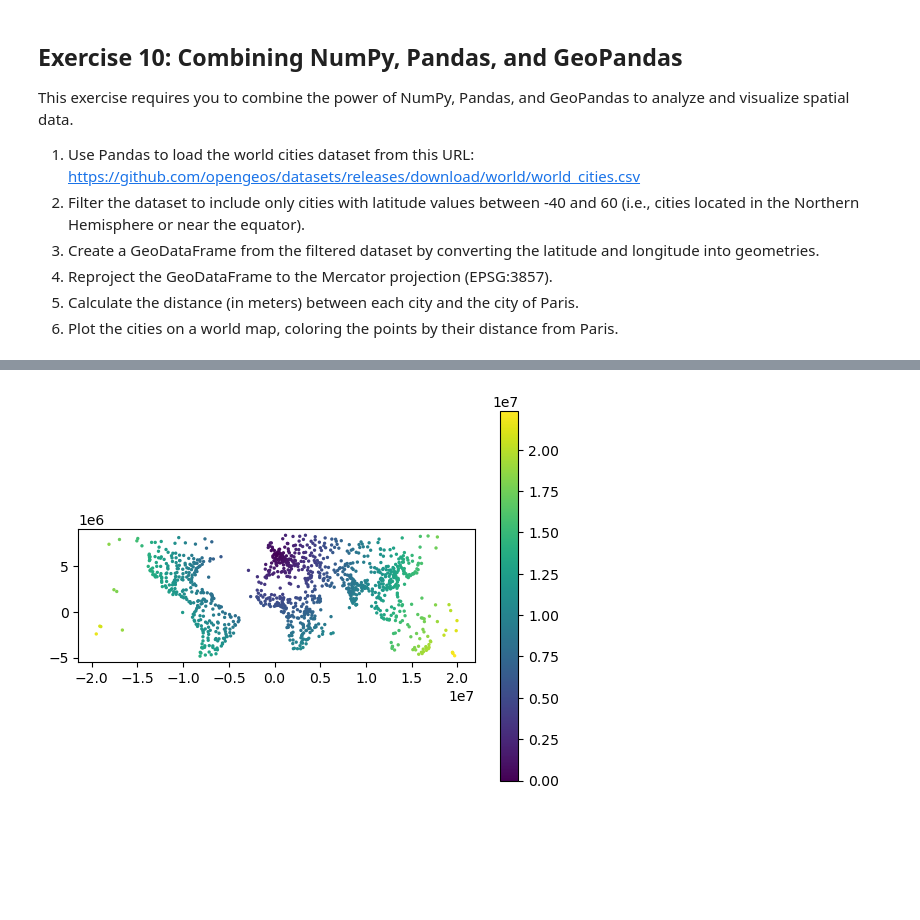
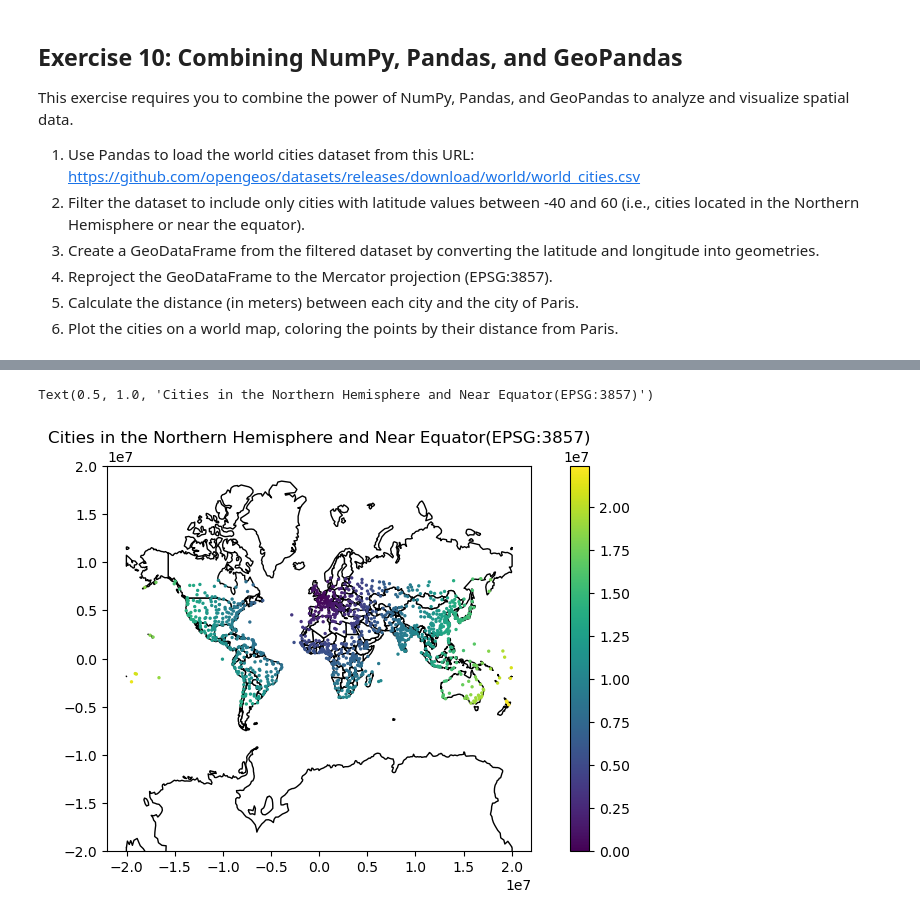
Before and after one commit to marts-dev/geog510-test, a Jupyter notebook: lab5.ipynb, the cells around one changed output, grey strips where cells are left out. Saved outputs shown, nothing was run; the diff lists cells and outputs as text; code cells hidden in the pictures; blank space fills up the shorter version.

```diff
--- a/lab5.ipynb
+++ b/lab5.ipynb
@@ -373,8 +374,14 @@ gdf_4326.plot(ax=a, column="distance_to_paris", legend=True, cmap="viridis", mar
-# %%
-gdf_3857.plot(column="distance_to_paris", legend=True, cmap="viridis", markersize=2)
-plt.show()
-# %% [output]
-[figure, removed]
+# %%
+
+countries_3857 = countries.to_crs(epsg=3857)
+fig, ax = plt.subplots(figsize=(10, 5))
+ax.set_ylim([-2e7, 2e7])
+countries_3857.plot(ax=ax, color="white", edgecolor="black", figsize=(12,10))
+gdf_3857.plot(ax=ax, column="distance_to_paris", legend=True, cmap="viridis", markersize=2)
+plt.title("Cities in the Northern Hemisphere and Near Equator(EPSG:3857)")
+# %% [output]
+Text(0.5, 1.0, 'Cities in the Northern Hemisphere and Near Equator(EPSG:3857)')
+[figure, added]
 # %%
 gdf_3857.explore("distance_to_paris", legend=True)
 # %% [output]
```
Also changed, not shown: parts of 1 cell of this notebook.
